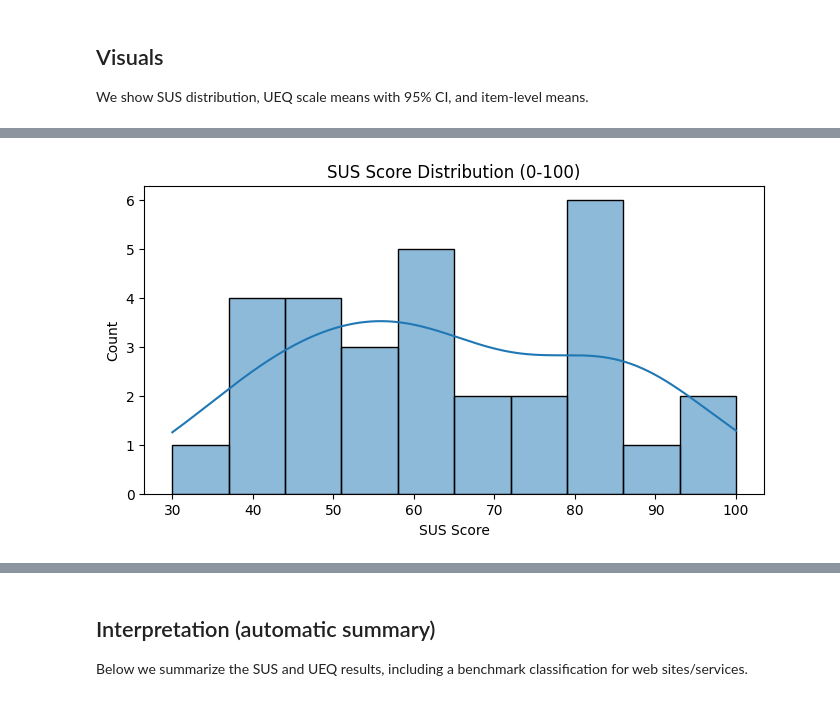
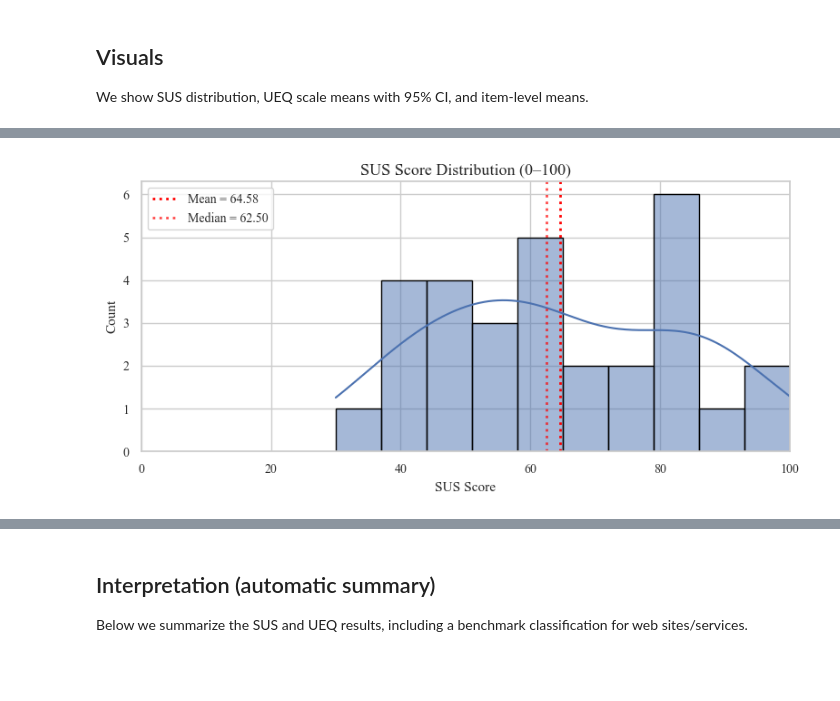
Before and after one commit to helict/health-habit-hub, a Jupyter notebook: analytics/survey_analytics.ipynb, the cells around one changed output, grey strips where cells are left out. Saved outputs shown, nothing was run; the diff lists cells and outputs as text; code cells hidden in the pictures; blank space fills up the shorter version.

```diff
--- a/analytics/survey_analytics.ipynb
+++ b/analytics/survey_analytics.ipynb
@@ -353,41 +445,118 @@ We show SUS distribution, UEQ scale means with 95% CI, and item-level means.
 # %%
-# SUS distribution
+import numpy as np
+import pandas as pd
+import matplotlib.pyplot as plt
+import seaborn as sns
+
+# ----------------------------
+# Consistent publication style
+# ----------------------------
+sns.set_theme(style="whitegrid")
+plt.rcParams.update({
+    "font.family": "serif",
+    "font.serif": ["Times New Roman"],
+    "axes.titlesize": 13,
+    "axes.labelsize": 11,
+    "xtick.labelsize": 10,
+    "ytick.labelsize": 10,
+    "legend.fontsize": 10
+})
+
+# ----------------------------
+# 1) SUS distribution
+# ----------------------------
+sus_data = df_mongo['sus_score'].dropna()
+sus_mean = sus_data.mean()
+sus_median = sus_data.median()
+
 plt.figure(figsize=(8, 4))
-sns.histplot(df_mongo['sus_score'].dropna(), bins=10, kde=True)
-plt.title('SUS Score Distribution (0-100)')
+sns.histplot(
+    sus_data,
+    bins=10,
+    kde=True,
+    edgecolor='black'
+)
+
+# Mean and median as red dotted lines
+plt.axvline(sus_mean, color='red', linestyle=':', linewidth=2, label=f"Mean = {sus_mean:.2f}")
+plt.axvline(sus_median, color='red', linestyle=':', linewidth=2, alpha=0.7, label=f"Median = {sus_median:.2f}")
+
+plt.title('SUS Score Distribution (0–100)')
 plt.xlabel('SUS Score')
 plt.ylabel('Count')
+plt.xlim(0, 100)
+plt.legend()
+plt.tight_layout()
 plt.show()
 
-# UEQ scale means with 95% CI
+# ----------------------------
+# 2) UEQ scale means with 95% CI
+# ----------------------------
 scale_stats = []
 for scale in ueq_scales.keys():
     s = df_mongo[scale].dropna()
     n = len(s)
     mean = s.mean()
     sd = s.std(ddof=1)
     ci = 1.96 * sd / np.sqrt(n) if n > 1 else np.nan
     scale_stats.append((scale, mean, ci, n))
 
 scale_df = pd.DataFrame(scale_stats, columns=['scale', 'mean', 'ci95', 'n'])
 
 plt.figure(figsize=(9, 5))
-plt.bar(scale_df['scale'], scale_df['mean'], yerr=scale_df['ci95'], capsize=5)
+bars = plt.bar(
+    scale_df['scale'],
+    scale_df['mean'],
+    yerr=scale_df['ci95'],
+    capsize=5,
+    edgecolor='black'
+)
+
 plt.axhline(0, color='gray', linewidth=1)
 plt.ylim(-3, 3)
 plt.title('UEQ Scale Means (-3 to +3) with 95% CI')
 plt.ylabel('Mean score')
 plt.xticks(rotation=30, ha='right')
+
+# Add value labels on bars
+for bar, mean_val in zip(bars, scale_df['mean']):
+    x = bar.get_x() + bar.get_width() / 2
+    y = bar.get_height()
+
+    if y >= 0:
+        plt.text(x, y + 0.08, f"{mean_val:.2f}", ha='center', va='bottom', fontsize=9)
+    else:
+        plt.text(x, y - 0.12, f"{mean_val:.2f}", ha='center', va='top', fontsize=9)
+
+plt.tight_layout()
 plt.show()
 
-# Item-level means (UEQ)
+# ----------------------------
+# 3) Item-level means (UEQ)
+# ----------------------------
 item_means = ueq_scored.mean().sort_values()
+
 plt.figure(figsize=(9, 8))
-item_means.plot(kind='barh')
+ax = sns.barplot(
+    x=item_means.values,
+    y=item_means.index,
+    orient='h',
+    edgecolor='black'
+)
+
 plt.axvline(0, color='gray', linewidth=1)
 plt.title('UEQ Item Means (-3 to +3)')
 plt.xlabel('Mean score')
+plt.xlim(-3, 3)
+
+# Add value labels to each bar
+for i, v in enumerate(item_means.values):
+    if v >= 0:
+        plt.text(v + 0.1, i, f"{v:.2f}", va='center', fontsize=9)
+    else:
+        plt.text(v - 0.5, i, f"{v:.2f}", va='center', fontsize=9)
+
 plt.tight_layout()
 plt.show()
 # %% [output]
-[figure, old version]
+[figure, new version]
```
Also changed, not shown: parts of 9 cells of this notebook, 7 other files.
